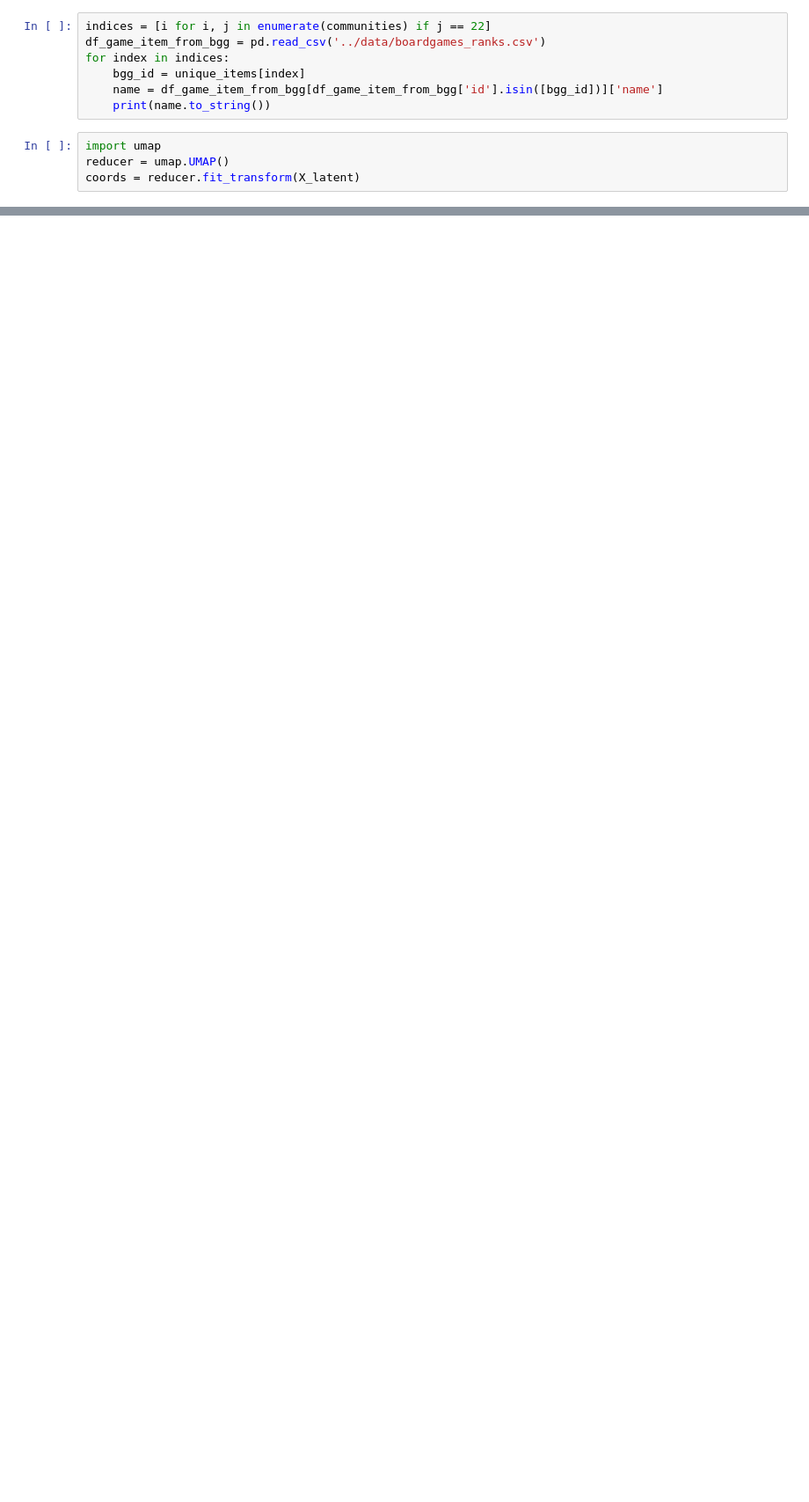
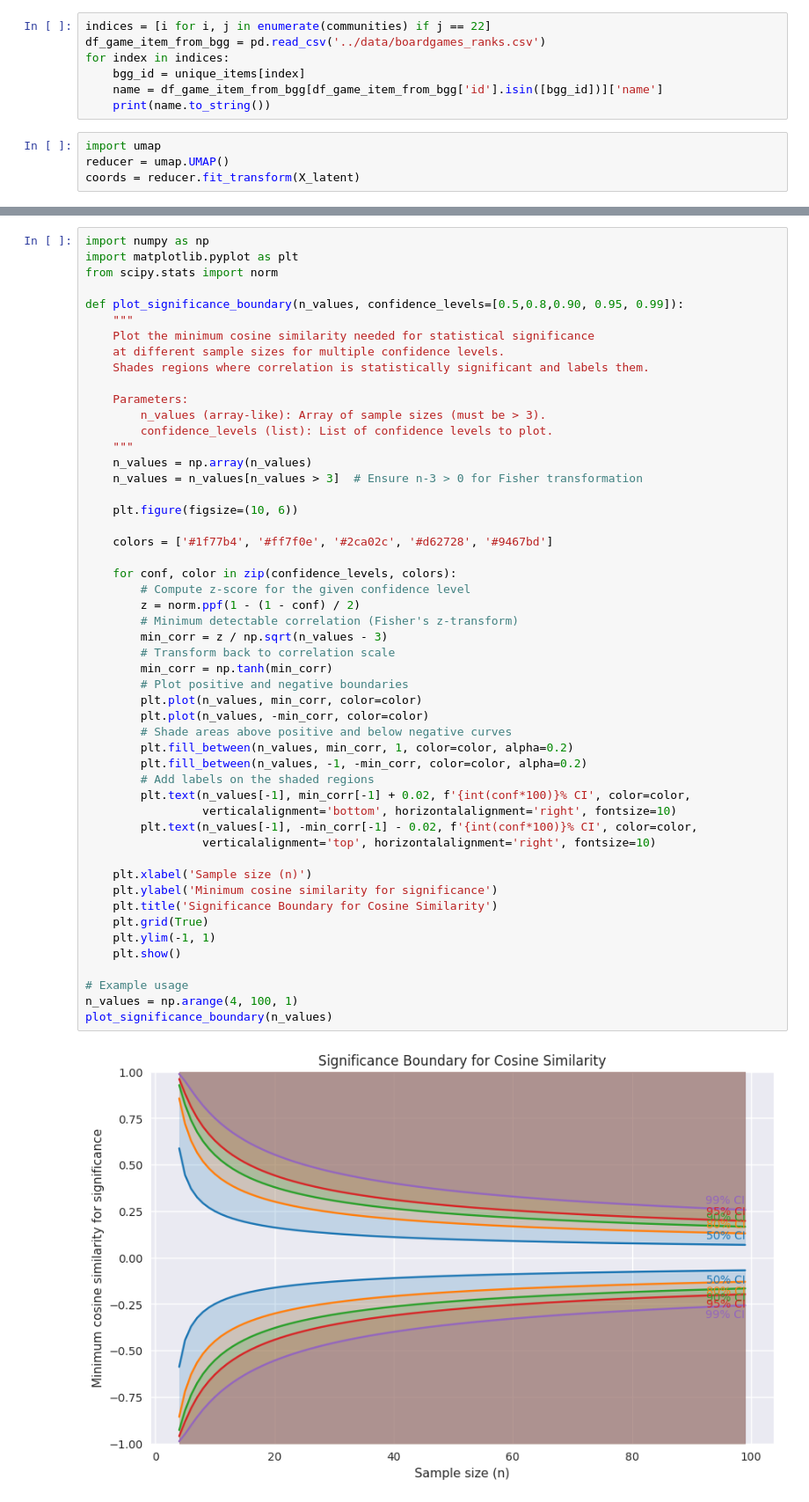
Before and after one commit to Toucan4Life/python-bgg, a Jupyter notebook: notebooks/analyse data louvain.ipynb, the cells around one changed output, grey strips where cells are left out. Shown at 88% size. Drawn from its saved outputs; the diff is of its cells as text; blank space fills up the shorter version.

```diff
--- a/notebooks/analyse data louvain.ipynb
+++ b/notebooks/analyse data louvain.ipynb
@@ -127,0 +404,53 @@ plt.show()
+# %%
+import numpy as np
+import matplotlib.pyplot as plt
+from scipy.stats import norm
+
+def plot_significance_boundary(n_values, confidence_levels=[0.5,0.8,0.90, 0.95, 0.99]):
+    """
+    Plot the minimum cosine similarity needed for statistical significance
+    at different sample sizes for multiple confidence levels.
+    Shades regions where correlation is statistically significant and labels them.
+
+    Parameters:
+        n_values (array-like): Array of sample sizes (must be > 3).
+        confidence_levels (list): List of confidence levels to plot.
+    """
+    n_values = np.array(n_values)
+    n_values = n_values[n_values > 3]  # Ensure n-3 > 0 for Fisher transformation
+
+    plt.figure(figsize=(10, 6))
+
+    colors = ['#1f77b4', '#ff7f0e', '#2ca02c', '#d62728', '#9467bd']
+
+    for conf, color in zip(confidence_levels, colors):
+        # Compute z-score for the given confidence level
+        z = norm.ppf(1 - (1 - conf) / 2)
+        # Minimum detectable correlation (Fisher's z-transform)
+        min_corr = z / np.sqrt(n_values - 3)
+        # Transform back to correlation scale
+        min_corr = np.tanh(min_corr)
+        # Plot positive and negative boundaries
+        plt.plot(n_values, min_corr, color=color)
+        plt.plot(n_values, -min_corr, color=color)
+        # Shade areas above positive and below negative curves
+        plt.fill_between(n_values, min_corr, 1, color=color, alpha=0.2)
+        plt.fill_between(n_values, -1, -min_corr, color=color, alpha=0.2)
+        # Add labels on the shaded regions
+        plt.text(n_values[-1], min_corr[-1] + 0.02, f'{int(conf*100)}% CI', color=color,
+                 verticalalignment='bottom', horizontalalignment='right', fontsize=10)
+        plt.text(n_values[-1], -min_corr[-1] - 0.02, f'{int(conf*100)}% CI', color=color,
+                 verticalalignment='top', horizontalalignment='right', fontsize=10)
+
+    plt.xlabel('Sample size (n)')
+    plt.ylabel('Minimum cosine similarity for significance')
+    plt.title('Significance Boundary for Cosine Similarity')
+    plt.grid(True)
+    plt.ylim(-1, 1)
+    plt.show()
+
+# Example usage
+n_values = np.arange(4, 100, 1)
+plot_significance_boundary(n_values)
+# %% [output]
+[figure, added]
```
Also changed, not shown: parts of 6 cells of this notebook, 2 other files.
